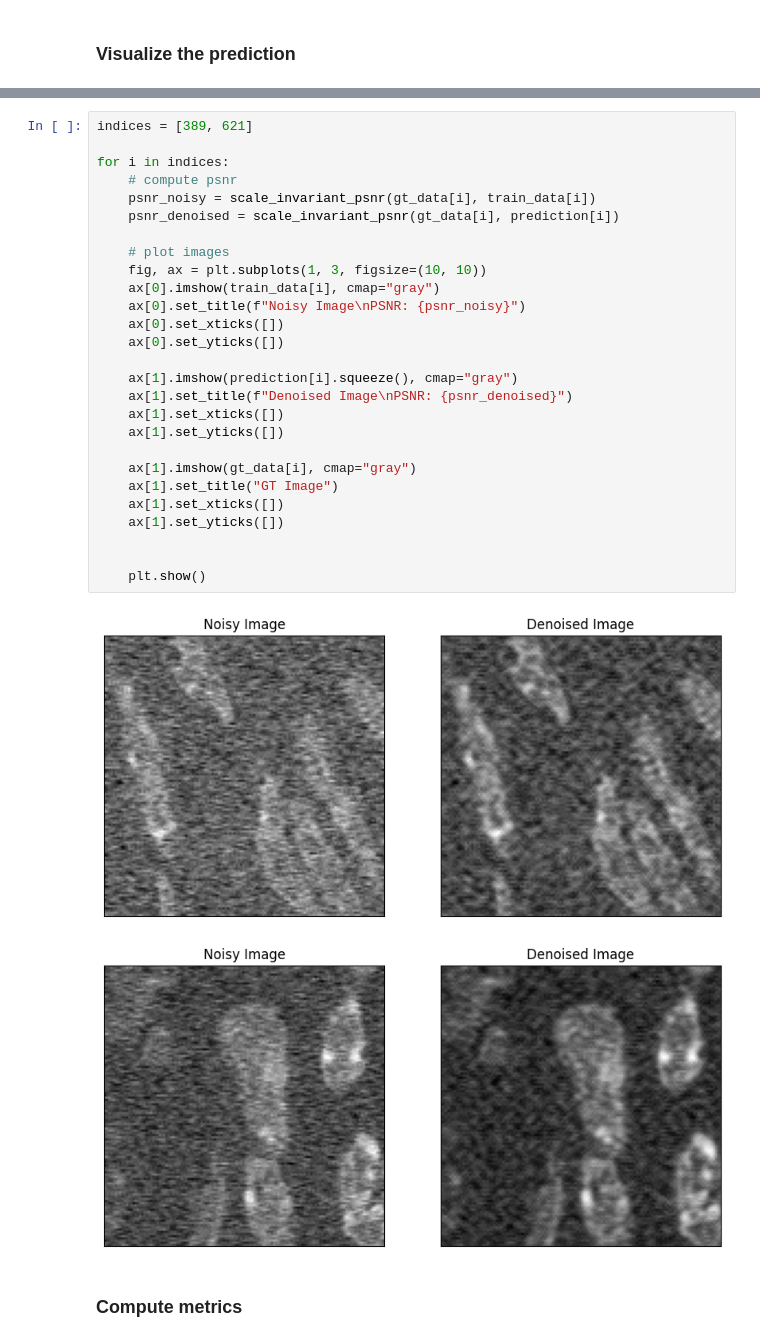
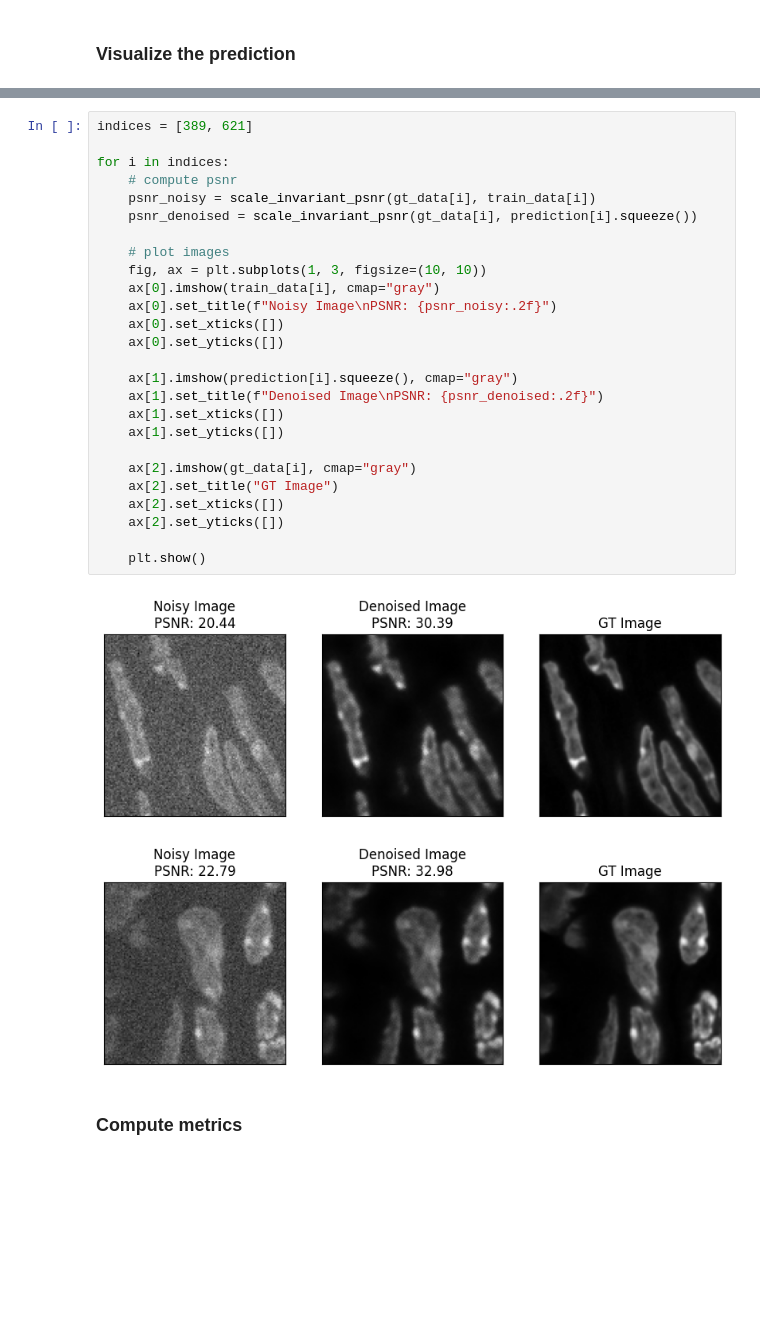
Before and after one commit to CAREamics/careamics-examples, a Jupyter notebook: applications/n2v/2D/MouseNuclei_Noise2Void.ipynb, the cells around one changed output, grey strips where cells are left out. Cells and saved outputs as stored; diff of their text form; blank space fills up the shorter version.

```diff
--- a/applications/n2v/2D/MouseNuclei_Noise2Void.ipynb
+++ b/applications/n2v/2D/MouseNuclei_Noise2Void.ipynb
@@ -152,33 +158,32 @@ print(f"GT data shape: {gt_data.shape}")
 # %%
 indices = [389, 621]
 
 for i in indices:
     # compute psnr
     psnr_noisy = scale_invariant_psnr(gt_data[i], train_data[i])
-    psnr_denoised = scale_invariant_psnr(gt_data[i], prediction[i])
+    psnr_denoised = scale_invariant_psnr(gt_data[i], prediction[i].squeeze())
 
     # plot images
     fig, ax = plt.subplots(1, 3, figsize=(10, 10))
     ax[0].imshow(train_data[i], cmap="gray")
-    ax[0].set_title(f"Noisy Image\nPSNR: {psnr_noisy}")
+    ax[0].set_title(f"Noisy Image\nPSNR: {psnr_noisy:.2f}")
     ax[0].set_xticks([])
     ax[0].set_yticks([])
 
     ax[1].imshow(prediction[i].squeeze(), cmap="gray")
-    ax[1].set_title(f"Denoised Image\nPSNR: {psnr_denoised}")
+    ax[1].set_title(f"Denoised Image\nPSNR: {psnr_denoised:.2f}")
     ax[1].set_xticks([])
     ax[1].set_yticks([])
 
-    ax[1].imshow(gt_data[i], cmap="gray")
-    ax[1].set_title("GT Image")
-    ax[1].set_xticks([])
-    ax[1].set_yticks([])
-
+    ax[2].imshow(gt_data[i], cmap="gray")
+    ax[2].set_title("GT Image")
+    ax[2].set_xticks([])
+    ax[2].set_yticks([])
 
     plt.show()
 # %% [output]
-[figure, old version]
+[figure, new version]
-[figure, old version]
+[figure, new version]
 # %% [markdown]
 ### Compute metrics
 # %%
```
Also changed, not shown: parts of 7 cells of this notebook.
